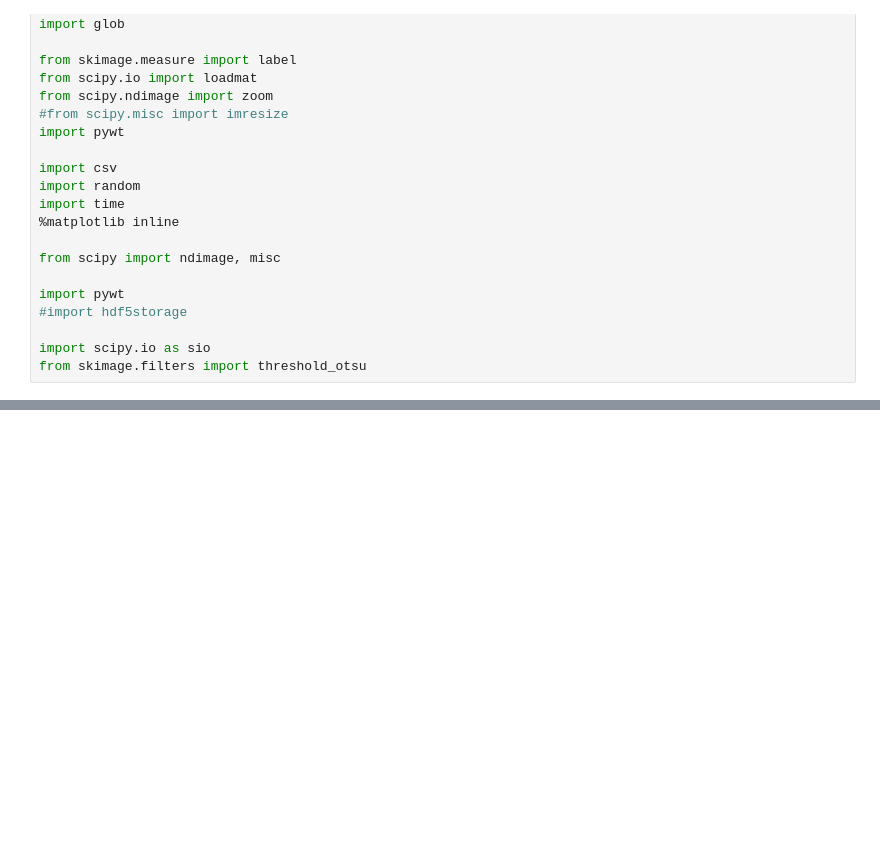
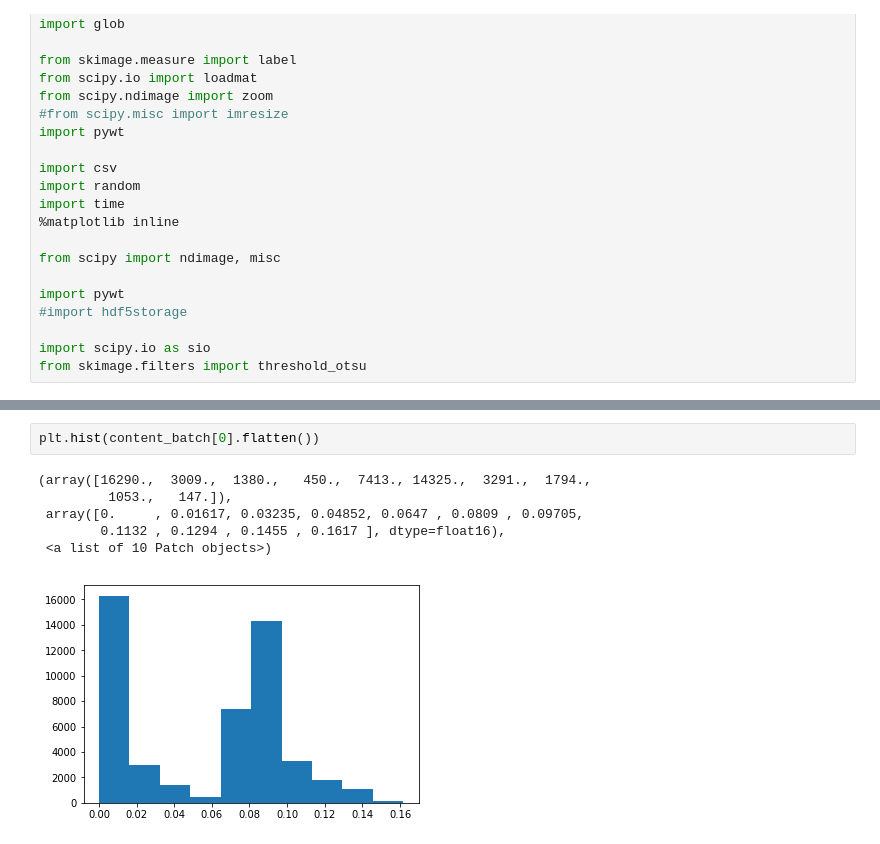
Before and after one commit to PranjalSahu/tf-adain, a Jupyter notebook: train.ipynb, the cells around one changed output, grey strips where cells are left out. Cells and saved outputs as stored; diff of their text form; blank space fills up the shorter version.

```diff
--- a/train.ipynb
+++ b/train.ipynb
@@ -400,0 +478,9 @@ train()
+# %%
+plt.hist(content_batch[0].flatten())
+# %% [output]
+(array([16290.,  3009.,  1380.,   450.,  7413., 14325.,  3291.,  1794.,
+         1053.,   147.]),
+ array([0.     , 0.01617, 0.03235, 0.04852, 0.0647 , 0.0809 , 0.09705,
+        0.1132 , 0.1294 , 0.1455 , 0.1617 ], dtype=float16),
+ <a list of 10 Patch objects>)
+[figure, added]
```
Also changed, not shown: parts of 12 cells of this notebook.
